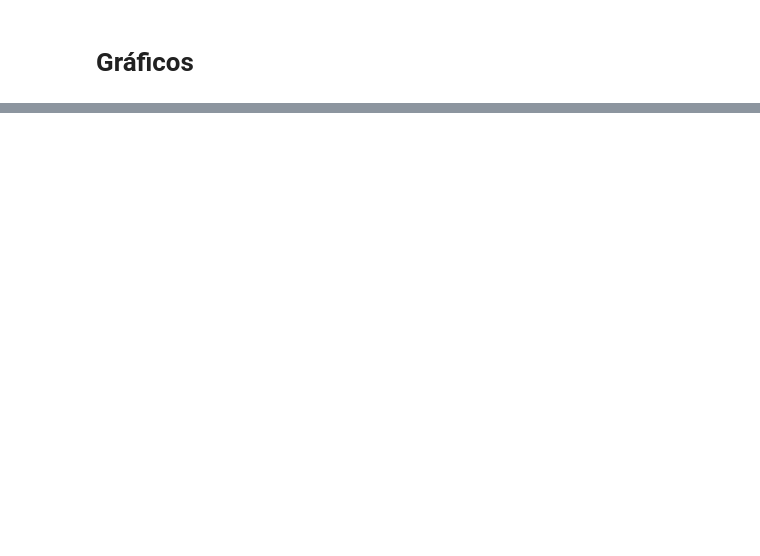
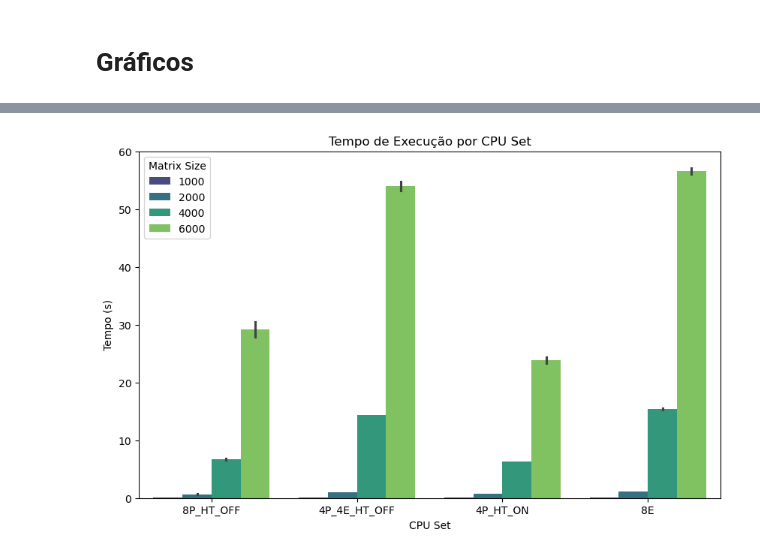
Before and after one commit to jlggross/TF-cmp223, a Jupyter notebook: 03-Final/03.1-Implementacao-Multiprocessing.ipynb, the cells around one changed output, grey strips where cells are left out. Cells and saved outputs as stored; diff of their text form; code cells hidden in the pictures; blank space fills up the shorter version.

```diff
--- a/03-Final/03.1-Implementacao-Multiprocessing.ipynb
+++ b/03-Final/03.1-Implementacao-Multiprocessing.ipynb
@@ -501,0 +540,33 @@ plt.show()
+# %%
+import seaborn as sns
+import matplotlib.pyplot as plt
+
+df = pd.read_csv('exp01-multiprocessing/result_exp_multiprocessing_20251124_133408.csv') # Com Turbo Bost
+df['Dataset'] = 'TB-ON'
+
+# 1. Garanta que a coluna seja string se quiser cores categóricas
+df['Matrix_Size'] = df['Matrix_Size'].astype(str)
+
+# 2. Crie a lista de ordem explicitamente
+# Pegamos os valores únicos, convertemos para int para ordenar, e voltamos para str
+order_matrix = sorted(df['Matrix_Size'].unique(), key=lambda x: int(x))
+
+plt.figure(figsize=(10, 6))
+
+sns.barplot(
+    data=df,
+    x='CPU_Set_Name',
+    y='Time_sec',
+    hue='Matrix_Size',
+    hue_order=order_matrix,  # <--- O SEGREDO ESTÁ AQUI
+    palette='viridis'
+)
+
+plt.title('Tempo de Execução por CPU Set')
+plt.ylabel('Tempo (s)')
+plt.xlabel('CPU Set')
+plt.legend(title='Matrix Size')
+
+plt.show()
+# %% [output]
+[figure, added]
```
Also changed, not shown: parts of 6 cells of this notebook, 4 other files.
